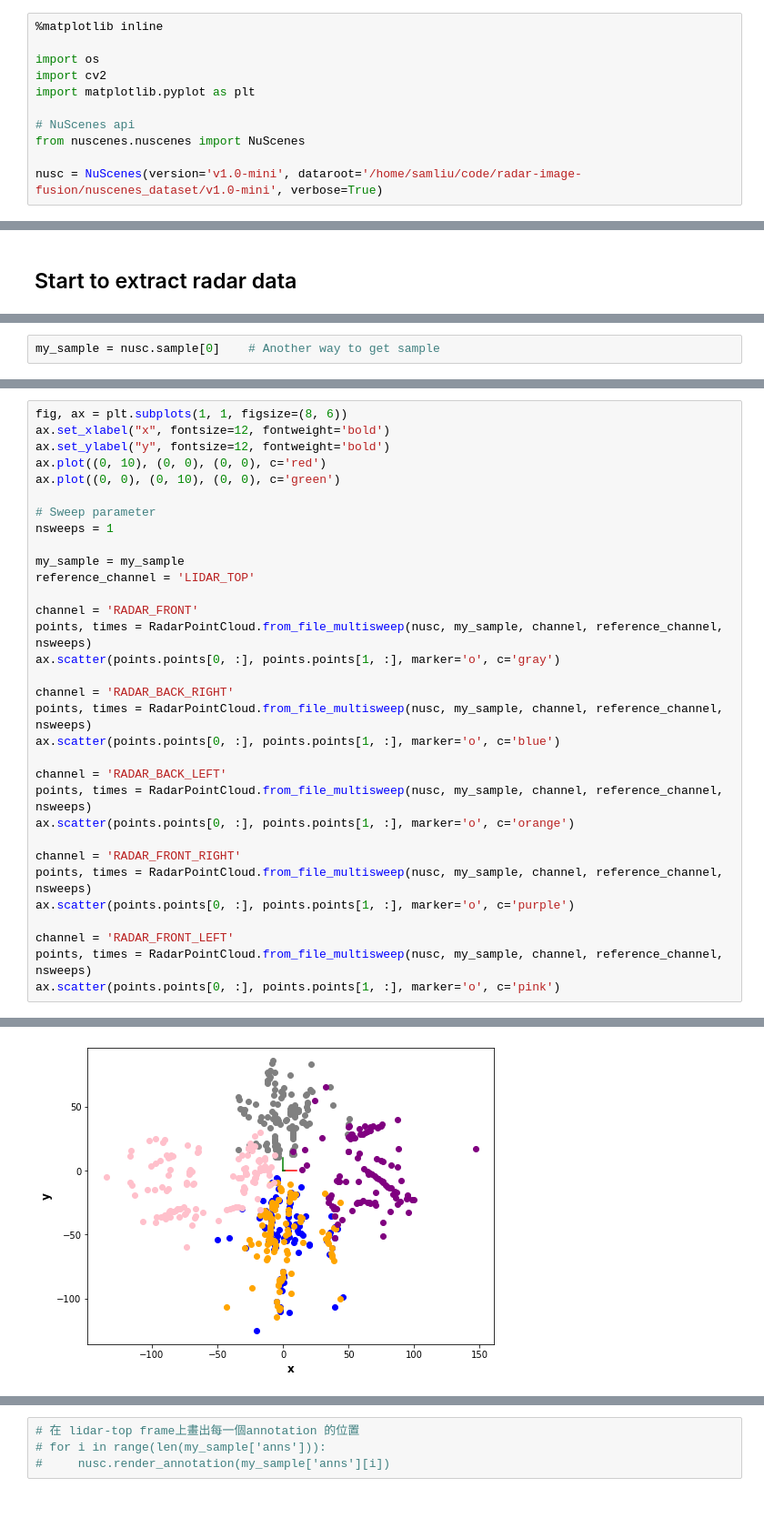
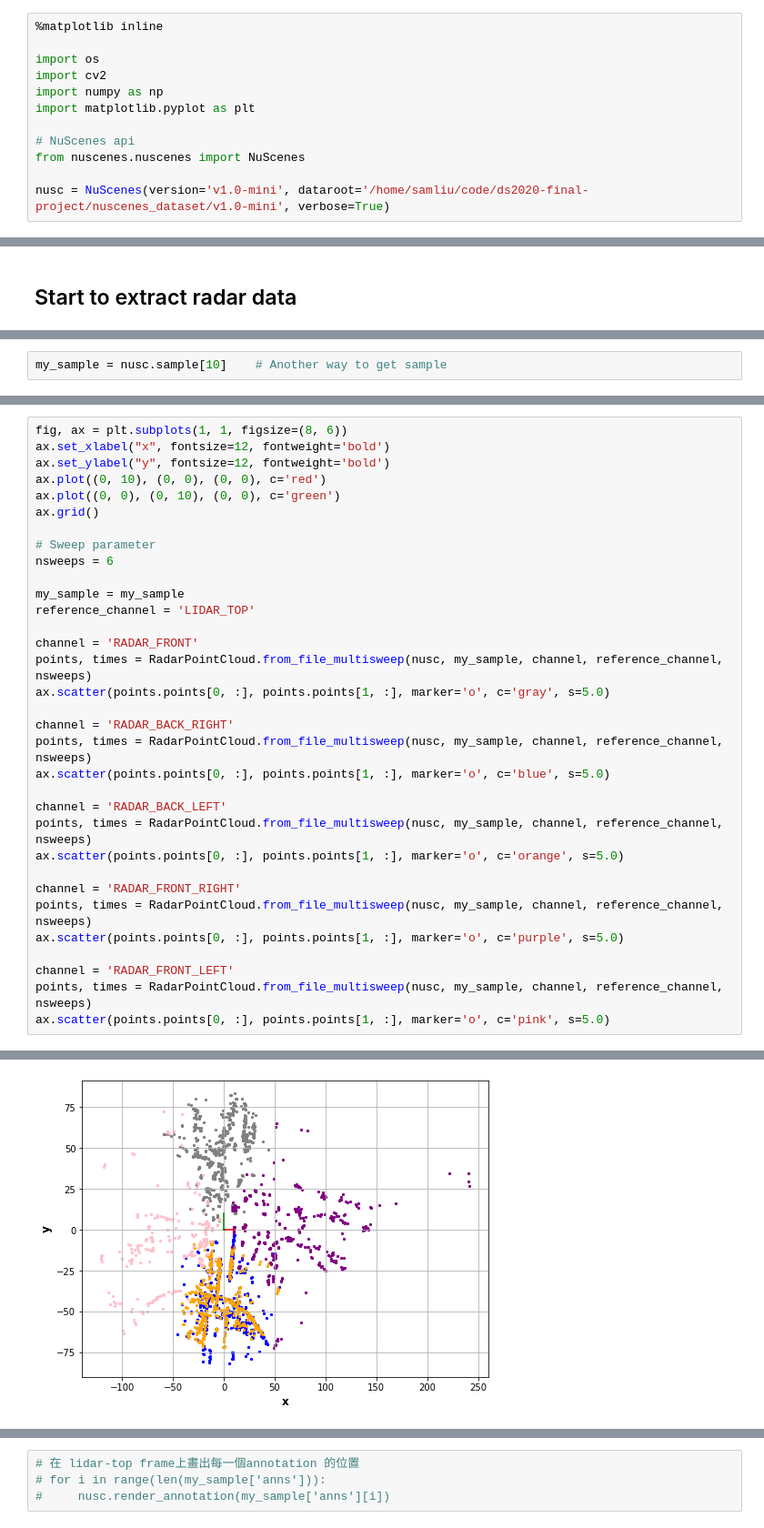
Before and after one commit to coolcat647/ds2020-final-project, a Jupyter notebook: familiar_with_nuscenes.ipynb, the cells around one changed output, grey strips where cells are left out. Shown at 91% size. Drawn from its saved outputs; the diff is of its cells as text.

```diff
--- a/familiar_with_nuscenes.ipynb
+++ b/familiar_with_nuscenes.ipynb
@@ -3,12 +3,13 @@
 
 import os
 import cv2
+import numpy as np
 import matplotlib.pyplot as plt
 
 # NuScenes api
 from nuscenes.nuscenes import NuScenes
 
-nusc = NuScenes(version='v1.0-mini', dataroot='/home/samliu/code/radar-image-fusion/nuscenes_dataset/v1.0-mini', verbose=True)
+nusc = NuScenes(version='v1.0-mini', dataroot='/home/samliu/code/ds2020-final-project/nuscenes_dataset/v1.0-mini', verbose=True)
 # %% [output]
 ======
 Loading NuScenes tables for version v1.0-mini...
@@ -108,2 +244,2 @@ RadarPointCloud.disable_filters()
 # %%
-my_sample = nusc.sample[0]    # Another way to get sample
+my_sample = nusc.sample[10]    # Another way to get sample
@@ -110,35 +249,36 @@ my_sample = nusc.sample[0]    # Another way to get sample
 # %%
 fig, ax = plt.subplots(1, 1, figsize=(8, 6))
 ax.set_xlabel("x", fontsize=12, fontweight='bold')
 ax.set_ylabel("y", fontsize=12, fontweight='bold')
 ax.plot((0, 10), (0, 0), (0, 0), c='red')
 ax.plot((0, 0), (0, 10), (0, 0), c='green')
+ax.grid()
 
 # Sweep parameter
-nsweeps = 1
+nsweeps = 6
 
 my_sample = my_sample
 reference_channel = 'LIDAR_TOP'
 
 channel = 'RADAR_FRONT'
 points, times = RadarPointCloud.from_file_multisweep(nusc, my_sample, channel, reference_channel, nsweeps)
-ax.scatter(points.points[0, :], points.points[1, :], marker='o', c='gray')
+ax.scatter(points.points[0, :], points.points[1, :], marker='o', c='gray', s=5.0)
 
 channel = 'RADAR_BACK_RIGHT'
 points, times = RadarPointCloud.from_file_multisweep(nusc, my_sample, channel, reference_channel, nsweeps)
-ax.scatter(points.points[0, :], points.points[1, :], marker='o', c='blue')
+ax.scatter(points.points[0, :], points.points[1, :], marker='o', c='blue', s=5.0)
 
 channel = 'RADAR_BACK_LEFT'
 points, times = RadarPointCloud.from_file_multisweep(nusc, my_sample, channel, reference_channel, nsweeps)
-ax.scatter(points.points[0, :], points.points[1, :], marker='o', c='orange')
+ax.scatter(points.points[0, :], points.points[1, :], marker='o', c='orange', s=5.0)
 
 channel = 'RADAR_FRONT_RIGHT'
 points, times = RadarPointCloud.from_file_multisweep(nusc, my_sample, channel, reference_channel, nsweeps)
-ax.scatter(points.points[0, :], points.points[1, :], marker='o', c='purple')
+ax.scatter(points.points[0, :], points.points[1, :], marker='o', c='purple', s=5.0)
 
 channel = 'RADAR_FRONT_LEFT'
 points, times = RadarPointCloud.from_file_multisweep(nusc, my_sample, channel, reference_channel, nsweeps)
-ax.scatter(points.points[0, :], points.points[1, :], marker='o', c='pink')
+ax.scatter(points.points[0, :], points.points[1, :], marker='o', c='pink', s=5.0)
 # %% [output]
 <matplotlib.collections.PathCollection at 0x...>
-[figure, old version]
+[figure, new version]
```
Also changed, not shown: parts of 8 cells of this notebook, 1 other file.
